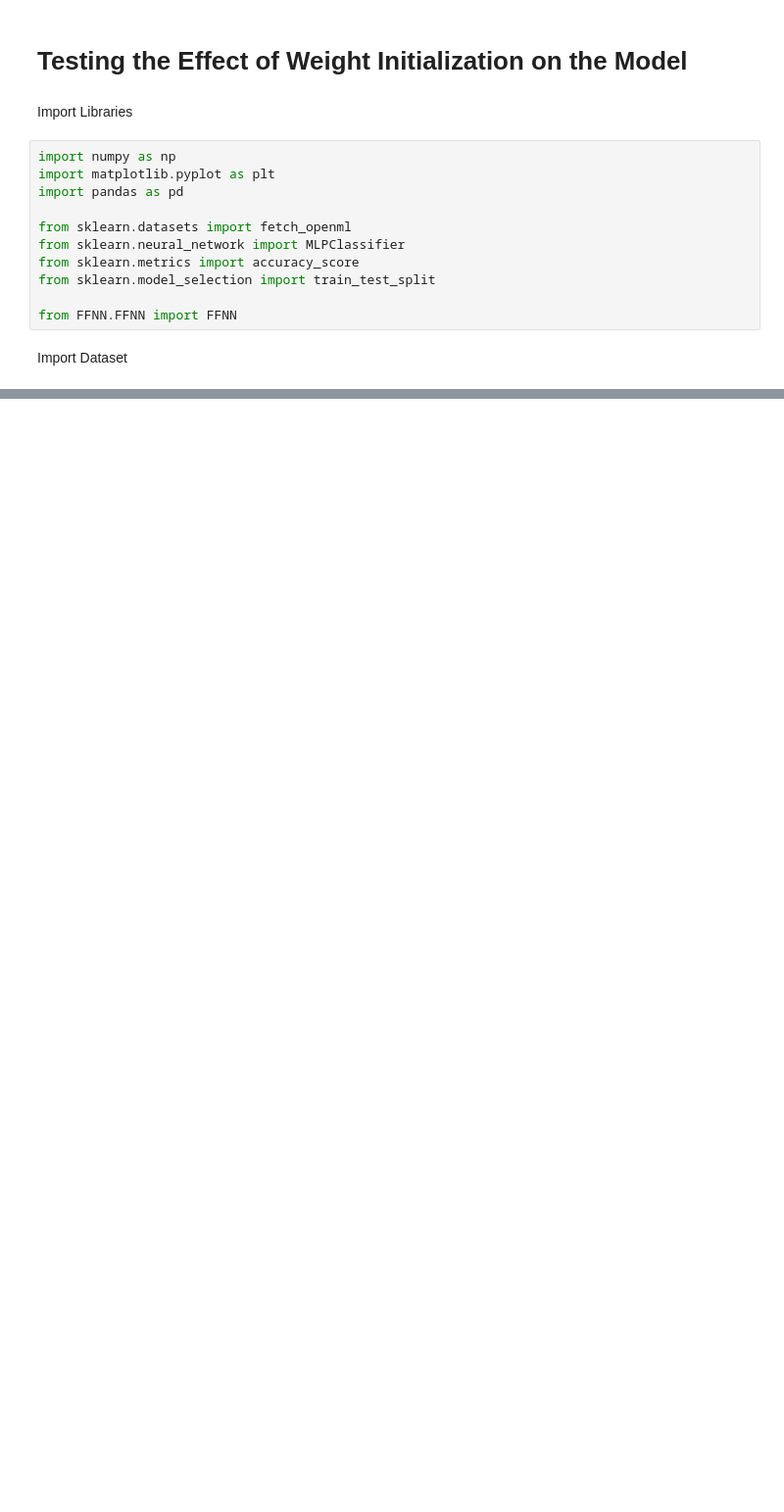
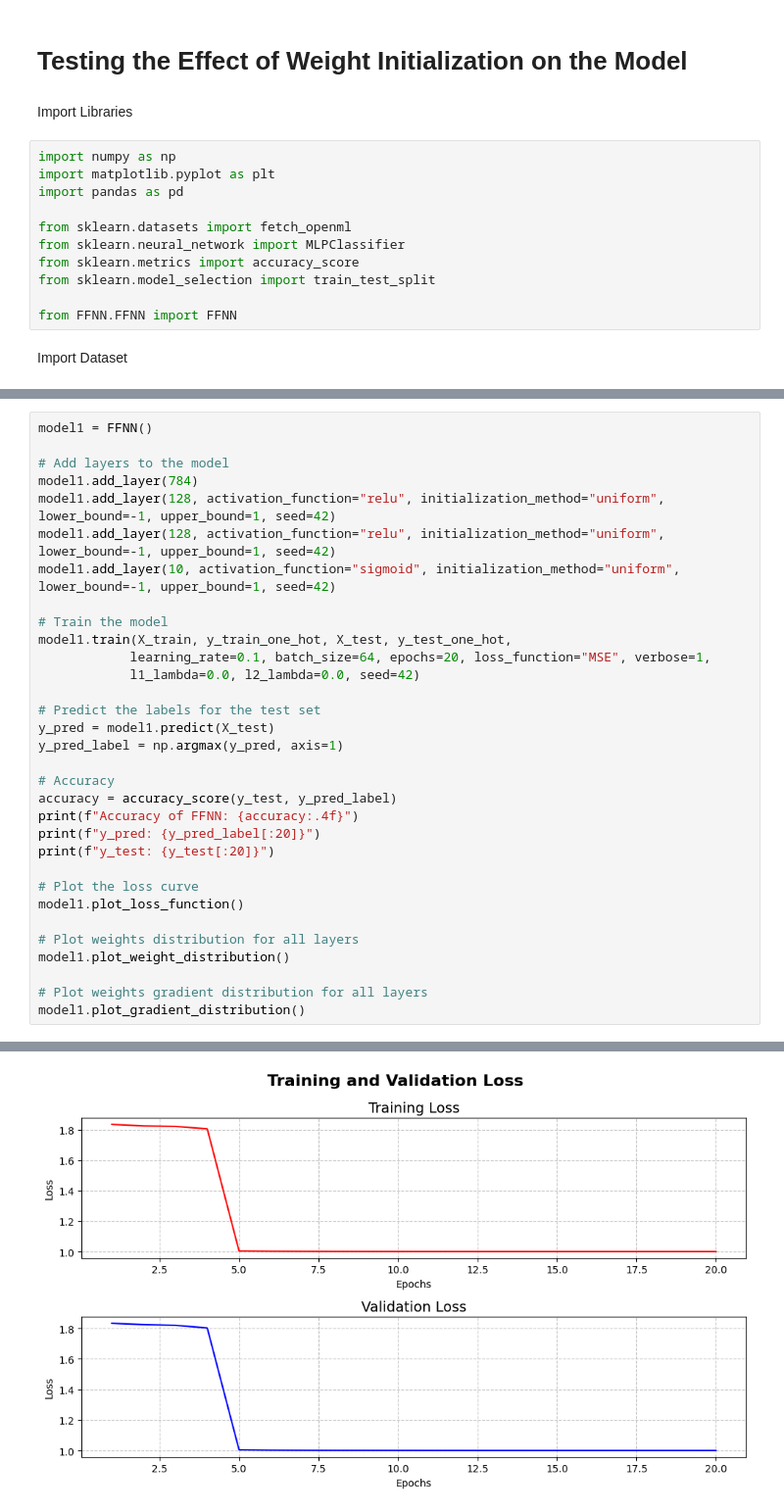
Before and after one commit to Agil0975/Tubes1_ML_IF3270, a Jupyter notebook: src/Testing_5.ipynb, the cells around one changed output, grey strips where cells are left out. Shown at 98% size. Saved outputs shown, nothing was run; the diff lists cells and outputs as text; blank space fills up the shorter version.

```diff
--- a/src/Testing_5.ipynb
+++ b/src/Testing_5.ipynb
@@ -48,0 +103,33 @@ print(f"Shape y_test (one-hot): {y_test_one_hot.shape}")    # (14000, 10)
+# %%
+model1 = FFNN()
+
+# Add layers to the model
+model1.add_layer(784)
+model1.add_layer(128, activation_function="relu", initialization_method="uniform", lower_bound=-1, upper_bound=1, seed=42)
+model1.add_layer(128, activation_function="relu", initialization_method="uniform", lower_bound=-1, upper_bound=1, seed=42)
+model1.add_layer(10, activation_function="sigmoid", initialization_method="uniform", lower_bound=-1, upper_bound=1, seed=42)
+
+# Train the model
+model1.train(X_train, y_train_one_hot, X_test, y_test_one_hot,
+            learning_rate=0.1, batch_size=64, epochs=20, loss_function="MSE", verbose=1,
+            l1_lambda=0.0, l2_lambda=0.0, seed=42)
+
+# Predict the labels for the test set
+y_pred = model1.predict(X_test)
+y_pred_label = np.argmax(y_pred, axis=1)
+
+# Accuracy
+accuracy = accuracy_score(y_test, y_pred_label)
+print(f"Accuracy of FFNN: {accuracy:.4f}")
+print(f"y_pred: {y_pred_label[:20]}")
+print(f"y_test: {y_test[:20]}")
+
+# Plot the loss curve
+model1.plot_loss_function()
+
+# Plot weights distribution for all layers
+model1.plot_weight_distribution()
+
+# Plot weights gradient distribution for all layers
+model1.plot_gradient_distribution()
+# %% [output]
@@ -48,0 +142 @@ print(f"Shape y_test (one-hot): {y_test_one_hot.shape}")    # (14000, 10)
+[figure, added]
```
Also changed, not shown: parts of 15 cells of this notebook, 1 other file.
